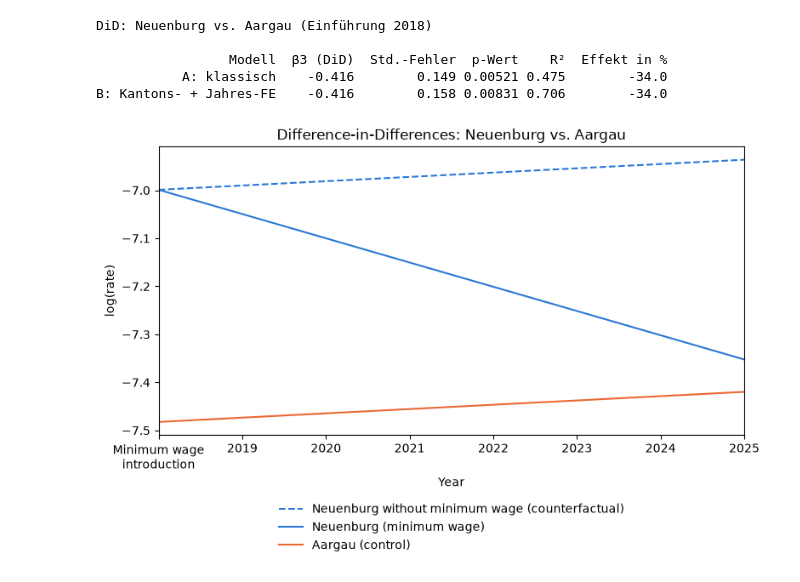
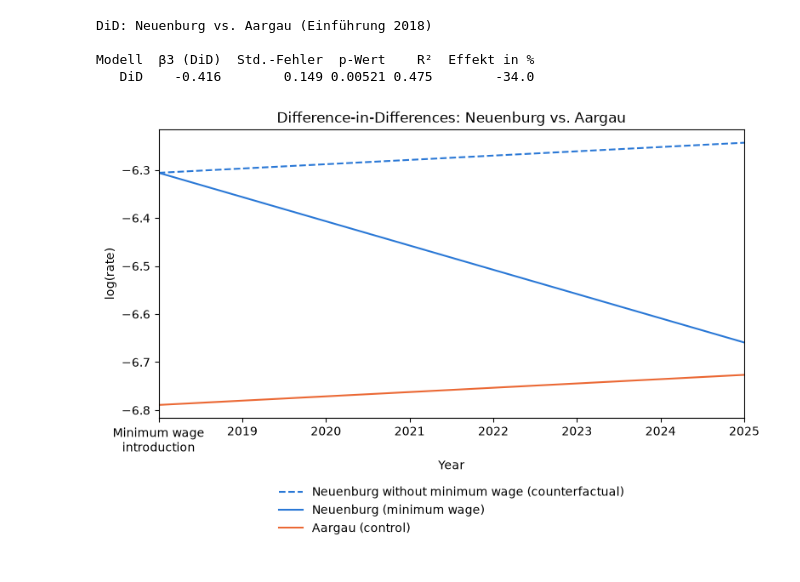
Before and after one commit to GianlucaZumbuehl/Python-Project-HS26-Criminality-and-Minimum-Wage, a Jupyter notebook: Group_project_part_caner/DiD.ipynb, the cells around one changed output. Saved outputs shown, nothing was run; the diff lists cells and outputs as text; code cells hidden in the pictures.

```diff
--- a/Group_project_part_caner/DiD.ipynb
+++ b/Group_project_part_caner/DiD.ipynb
@@ -14,7 +14,7 @@ EINFUEHRUNG        = 2018          # erstes volles Jahr mit Mindestlohn
 # =============================================================
 # 2. Daten laden und vorbereiten
 # =============================================================
-df = pd.read_csv("Crime_Pop_clean_copy.csv")
+df = pd.read_csv("Crime_Pop_clean_copy2.csv")
 d = df[df["Canton"].isin([MINDESTLOHN_KANTON, KONTROLL_KANTON])].copy()
 
 # Outcome: log der Rate (Beschuldigte / Bevölkerung)
@@ -33,17 +33,17 @@ mA = smf.ols("log_rate ~ Treat + After + Treat:After", data=d).fit(cov_type="HC1
 
 # Variante B: mit Kantons- und Jahres-Fixed-Effects
 #   Treat -> C(Canton), After -> C(Year)
-mB = smf.ols("log_rate ~ Treat:After + C(Canton) + C(Year)", data=d).fit(cov_type="HC1")
+#mB = smf.ols("log_rate ~ Treat:After + C(Canton) + C(Year)", data=d).fit(cov_type="HC1")
 
 # =============================================================
 # 4. Ergebnisse
 # =============================================================
 ergebnis = pd.DataFrame({
-    "Modell": ["A: klassisch", "B: Kantons- + Jahres-FE"],
-    "β3 (DiD)": [mA.params["Treat:After"], mB.params["Treat:After"]],
-    "Std.-Fehler": [mA.bse["Treat:After"], mB.bse["Treat:After"]],
-    "p-Wert": [mA.pvalues["Treat:After"], mB.pvalues["Treat:After"]],
-    "R²": [mA.rsquared, mB.rsquared],
+    "Modell": ["DiD"], #"B: Kantons- + Jahres-FE"],
+    "β3 (DiD)": [mA.params["Treat:After"]],# mB.params["Treat:After"]],
+    "Std.-Fehler": [mA.bse["Treat:After"]],# mB.bse["Treat:After"]],
+    "p-Wert": [mA.pvalues["Treat:After"]],# mB.pvalues["Treat:After"]],
+    "R²": [mA.rsquared],# mB.rsquared],
 })
 ergebnis["Effekt in %"] = (np.exp(ergebnis["β3 (DiD)"]) - 1) * 100
 
@@ -57,37 +57,36 @@ b0, b1, b2, b3 = mA.params[["Intercept", "Treat", "After", "Treat:After"]]
 
 # x-Achse: vom Einführungsjahr bis zum letzten Jahr in den Daten
 jahre = list(range(EINFUEHRUNG, d["Year"].max() + 1))
 x = [jahre[0], jahre[-1]]
 
 treat      = [b0 + b1, b0 + b1 + b2 + b3]   # Mindestlohn-Kanton
 kontrolle  = [b0,      b0 + b2]             # Kontrollkanton
 kontrafakt = [b0 + b1, b0 + b1 + b2]        # Mindestlohn-Kanton ohne Mindestlohn
 
 plt.figure(figsize=(8, 5.5))
 plt.plot(x, kontrafakt, color="#2a78d6", linestyle="--",
          label=f"{MINDESTLOHN_KANTON} without minimum wage (counterfactual)")
 plt.plot(x, treat, color="#2a78d6", label=f"{MINDESTLOHN_KANTON} (minimum wage)")
 plt.plot(x, kontrolle, color="#eb6834", label=f"{KONTROLL_KANTON} (control)")
 
 beschriftung = ["Minimum wage\nintroduction"] + [str(j) for j in jahre[1:]]
 plt.xticks(jahre, beschriftung)
 plt.xlim(jahre[0], jahre[-1])
 plt.xlabel("Year")
 plt.ylabel("log(rate)")
 plt.title(f"Difference-in-Differences: {MINDESTLOHN_KANTON} vs. {KONTROLL_KANTON}")
 plt.legend(loc="upper center", bbox_to_anchor=(0.5, -0.2), frameon=False)
 plt.tight_layout()
 plt.show()
 
 # Für die ganze Tabelle eines Modells:
 # print(mA.summary())
 # %% [output]
 DiD: Neuenburg vs. Aargau (Einführung 2018)
 
-                 Modell  β3 (DiD)  Std.-Fehler  p-Wert    R²  Effekt in %
-           A: klassisch    -0.416        0.149 0.00521 0.475        -34.0
-B: Kantons- + Jahres-FE    -0.416        0.158 0.00831 0.706        -34.0
+Modell  β3 (DiD)  Std.-Fehler  p-Wert    R²  Effekt in %
+   DiD    -0.416        0.149 0.00521 0.475        -34.0
-[figure, old version]
+[figure, new version]
 # %%
 ##Neuenburg - St GAllen
 
```
Also changed, not shown: parts of 7 cells of this notebook, 1 other file.
